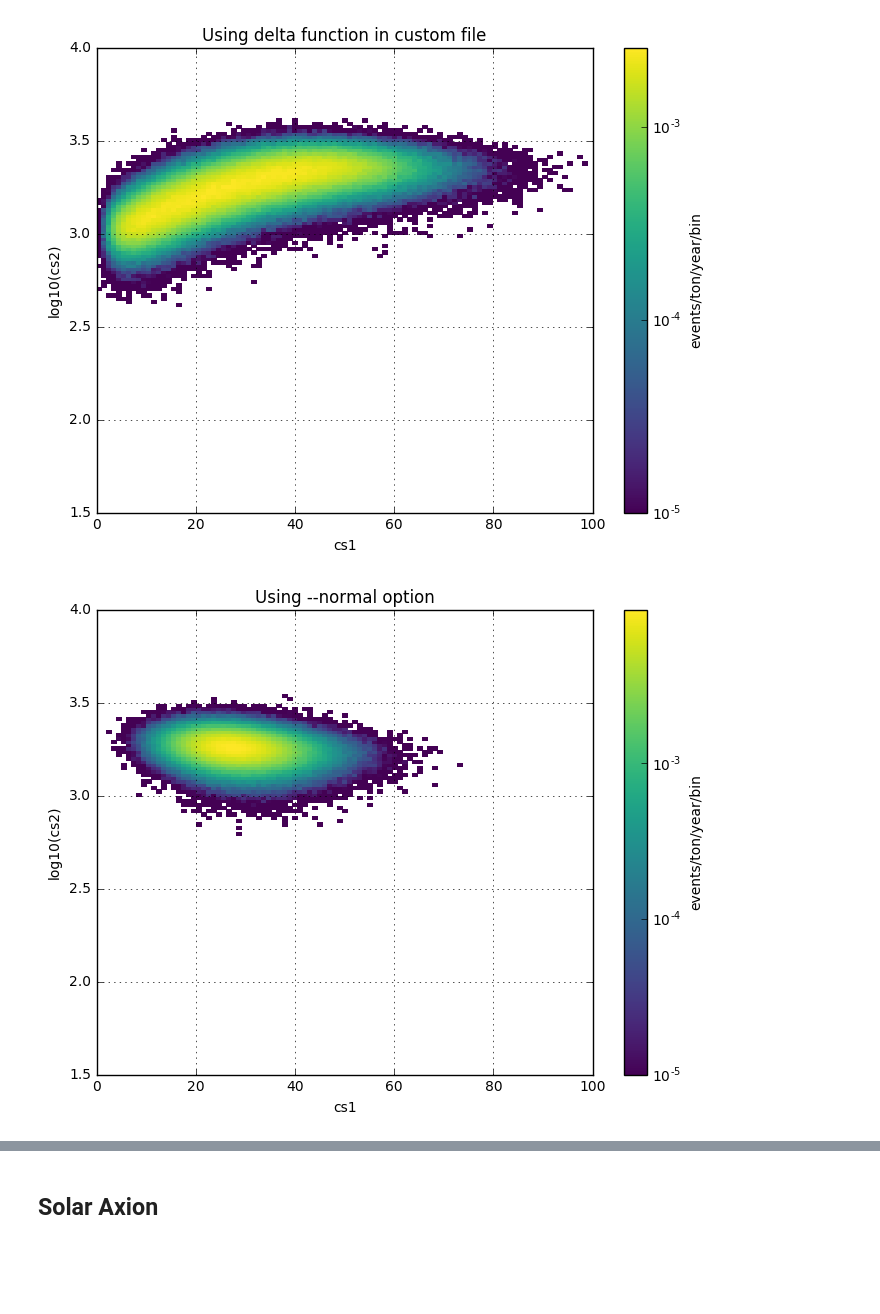
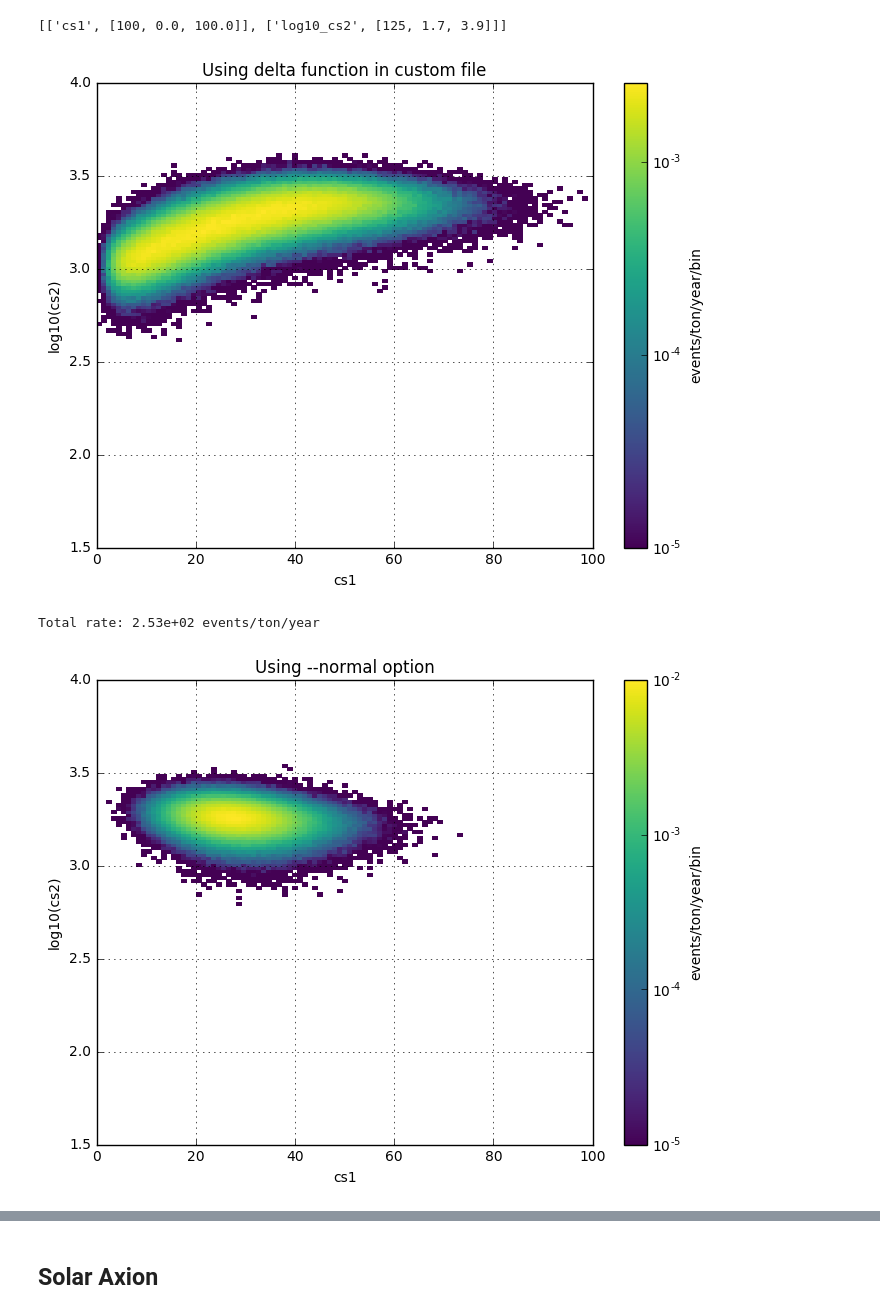
Before and after one commit to ershockley/axions, a Jupyter notebook: WriteSignalModel.ipynb, the cells around one changed output, grey strips where cells are left out. Drawn from its saved outputs; the diff is of its cells as text; code cells hidden in the pictures; blank space fills up the shorter version.

```diff
--- a/WriteSignalModel.ipynb
+++ b/WriteSignalModel.ipynb
@@ -54,15 +76,13 @@ with open('/home/ershockley/axion_test.json') as f:
 
 xbins, x0, x1 = data['binning'][0][1]
 ybins, y0, y1 = data['binning'][1][1]
-
+print(data['binning'])
 hist = np.array(data['hist'])
 
 x = np.linspace(x0, x1, xbins)
 y = np.linspace(y0, y1, ybins)
 
-
 colorscale = LogNorm(vmin=1e-5, vmax=hist.max())
-
 
 hist = np.array(data['hist']).T
 plt.pcolormesh(x, y, hist, norm=colorscale)
@@ -75,32 +95,35 @@ plt.title('Using delta function in custom file')
 plt.savefig('bbf_delta.pdf')
 plt.show()
 # %% [output]
+[['cs1', [100, 0.0, 100.0]], ['log10_cs2', [125, 1.7, 3.9]]]
 [figure]
 # %%
 with open('/home/ershockley/axion_normaltest.json') as f:
     data = json.load(f)
 
 xbins, x0, x1 = data['binning'][0][1]
 ybins, y0, y1 = data['binning'][1][1]
 
 hist = np.array(data['hist'])
 
+hist = hist / hist.sum() * alprate
+
+print('Total rate: %0.2e events/ton/year' % hist.sum())
 x = np.linspace(x0, x1, xbins)
 y = np.linspace(y0, y1, ybins)
 
-
-colorscale = LogNorm(vmin=1e-5, vmax=hist.max())
-
+colorscale = LogNorm(vmin=1e-5, vmax=1e-2)
 
 hist = np.array(data['hist']).T
 plt.pcolormesh(x, y, hist, norm=colorscale)
 cbar = plt.colorbar()
 cbar.set_label('events/ton/year/bin')
 plt.grid()
 plt.xlabel('cs1')
 plt.ylabel('log10(cs2)')
 plt.title('Using --normal option')
 plt.savefig('bbf_normal.pdf')
 plt.show()
 # %% [output]
+Total rate: 2.53e+02 events/ton/year
-[figure, old version]
+[figure, new version]
```
Also changed, not shown: parts of 28 cells of this notebook, 2 other files.
